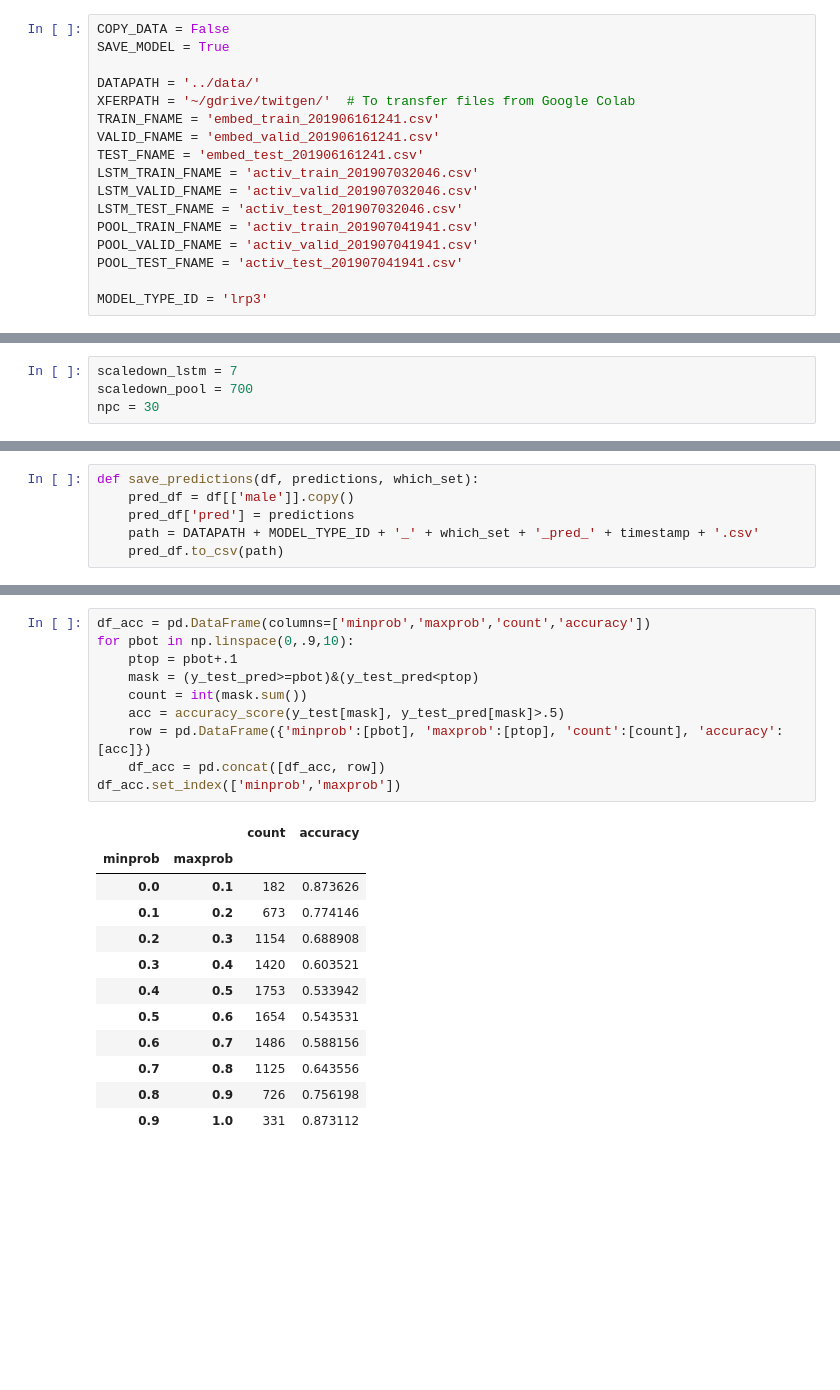
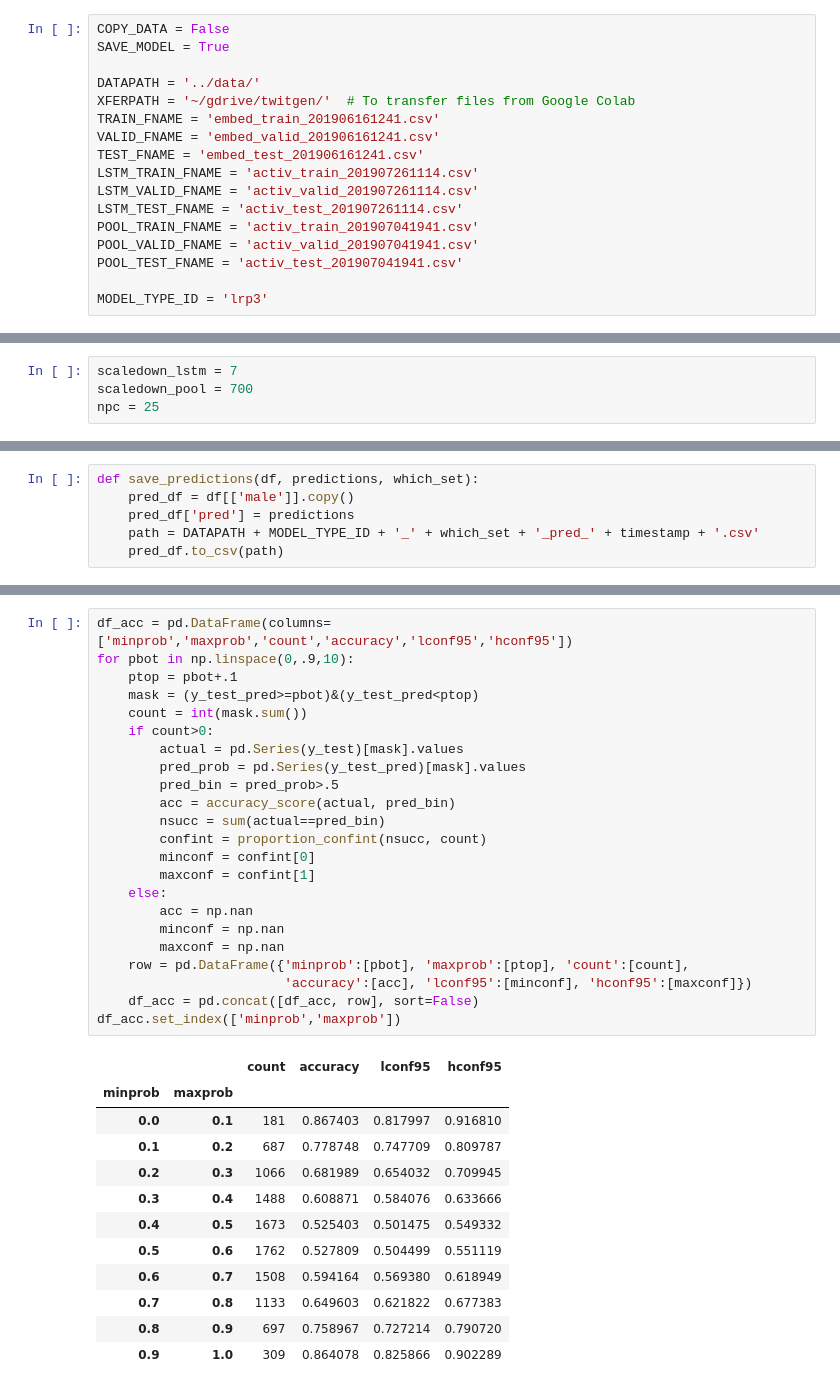
Before and after one commit to andyharless/twit_demog, a Jupyter notebook: code/lr_poly_with_lstm_and_pooled.ipynb, the cells around one changed output, grey strips where cells are left out. Saved outputs shown, nothing was run; the diff lists cells and outputs as text; blank space fills up the shorter version.

```diff
--- a/code/lr_poly_with_lstm_and_pooled.ipynb
+++ b/code/lr_poly_with_lstm_and_pooled.ipynb
@@ -7,9 +7,9 @@ XFERPATH = '~/gdrive/twitgen/'  # To transfer files from Google Colab
 TRAIN_FNAME = 'embed_train_201906161241.csv'
 VALID_FNAME = 'embed_valid_201906161241.csv'
 TEST_FNAME = 'embed_test_201906161241.csv'
-LSTM_TRAIN_FNAME = 'activ_train_201907032046.csv'
-LSTM_VALID_FNAME = 'activ_valid_201907032046.csv'
-LSTM_TEST_FNAME = 'activ_test_201907032046.csv'
+LSTM_TRAIN_FNAME = 'activ_train_201907261114.csv'
+LSTM_VALID_FNAME = 'activ_valid_201907261114.csv'
+LSTM_TEST_FNAME = 'activ_test_201907261114.csv'
 POOL_TRAIN_FNAME = 'activ_train_201907041941.csv'
 POOL_VALID_FNAME = 'activ_valid_201907041941.csv'
 POOL_TEST_FNAME = 'activ_test_201907041941.csv'
@@ -131,7 +132,7 @@ df_train_pool.drop(['male'],axis=1).mean().mean()
 # %%
 scaledown_lstm = 7
 scaledown_pool = 700
-npc = 30
+npc = 25
 # %%
 df_train_final = df_train.join(df_train_lstm.drop(['male'],axis=1)/scaledown_lstm, rsuffix='lstm').join(
                                df_train_pool.drop(['male'],axis=1)/scaledown_pool, rsuffix='pool')
@@ -237,23 +238,36 @@ plt.show()
 # %%
-df_acc = pd.DataFrame(columns=['minprob','maxprob','count','accuracy'])
+df_acc = pd.DataFrame(columns=['minprob','maxprob','count','accuracy','lconf95','hconf95'])
 for pbot in np.linspace(0,.9,10):
     ptop = pbot+.1
     mask = (y_test_pred>=pbot)&(y_test_pred<ptop)
     count = int(mask.sum())
-    acc = accuracy_score(y_test[mask], y_test_pred[mask]>.5)
-    row = pd.DataFrame({'minprob':[pbot], 'maxprob':[ptop], 'count':[count], 'accuracy':[acc]})
-    df_acc = pd.concat([df_acc, row])
+    if count>0:
+        actual = pd.Series(y_test)[mask].values
+        pred_prob = pd.Series(y_test_pred)[mask].values
+        pred_bin = pred_prob>.5
+        acc = accuracy_score(actual, pred_bin)
+        nsucc = sum(actual==pred_bin)
+        confint = proportion_confint(nsucc, count)
+        minconf = confint[0]
+        maxconf = confint[1]
+    else:
+        acc = np.nan
+        minconf = np.nan
+        maxconf = np.nan
+    row = pd.DataFrame({'minprob':[pbot], 'maxprob':[ptop], 'count':[count],
+                        'accuracy':[acc], 'lconf95':[minconf], 'hconf95':[maxconf]})
+    df_acc = pd.concat([df_acc, row], sort=False)
 df_acc.set_index(['minprob','maxprob'])
 # %% [output]
-|  |  | count | accuracy |
-| minprob | maxprob |  |  |
-| 0.0 | 0.1 | 182 | 0.873626 |
-| 0.1 | 0.2 | 673 | 0.774146 |
-| 0.2 | 0.3 | 1154 | 0.688908 |
-| 0.3 | 0.4 | 1420 | 0.603521 |
-| 0.4 | 0.5 | 1753 | 0.533942 |
-| 0.5 | 0.6 | 1654 | 0.543531 |
-| 0.6 | 0.7 | 1486 | 0.588156 |
-| 0.7 | 0.8 | 1125 | 0.643556 |
-| 0.8 | 0.9 | 726 | 0.756198 |
-| 0.9 | 1.0 | 331 | 0.873112 |
+|  |  | count | accuracy | lconf95 | hconf95 |
+| minprob | maxprob |  |  |  |  |
+| 0.0 | 0.1 | 181 | 0.867403 | 0.817997 | 0.916810 |
+| 0.1 | 0.2 | 687 | 0.778748 | 0.747709 | 0.809787 |
+| 0.2 | 0.3 | 1066 | 0.681989 | 0.654032 | 0.709945 |
+| 0.3 | 0.4 | 1488 | 0.608871 | 0.584076 | 0.633666 |
+| 0.4 | 0.5 | 1673 | 0.525403 | 0.501475 | 0.549332 |
+| 0.5 | 0.6 | 1762 | 0.527809 | 0.504499 | 0.551119 |
+| 0.6 | 0.7 | 1508 | 0.594164 | 0.569380 | 0.618949 |
+| 0.7 | 0.8 | 1133 | 0.649603 | 0.621822 | 0.677383 |
+| 0.8 | 0.9 | 697 | 0.758967 | 0.727214 | 0.790720 |
+| 0.9 | 1.0 | 309 | 0.864078 | 0.825866 | 0.902289 |
```
Also changed, not shown: parts of 14 cells of this notebook.
